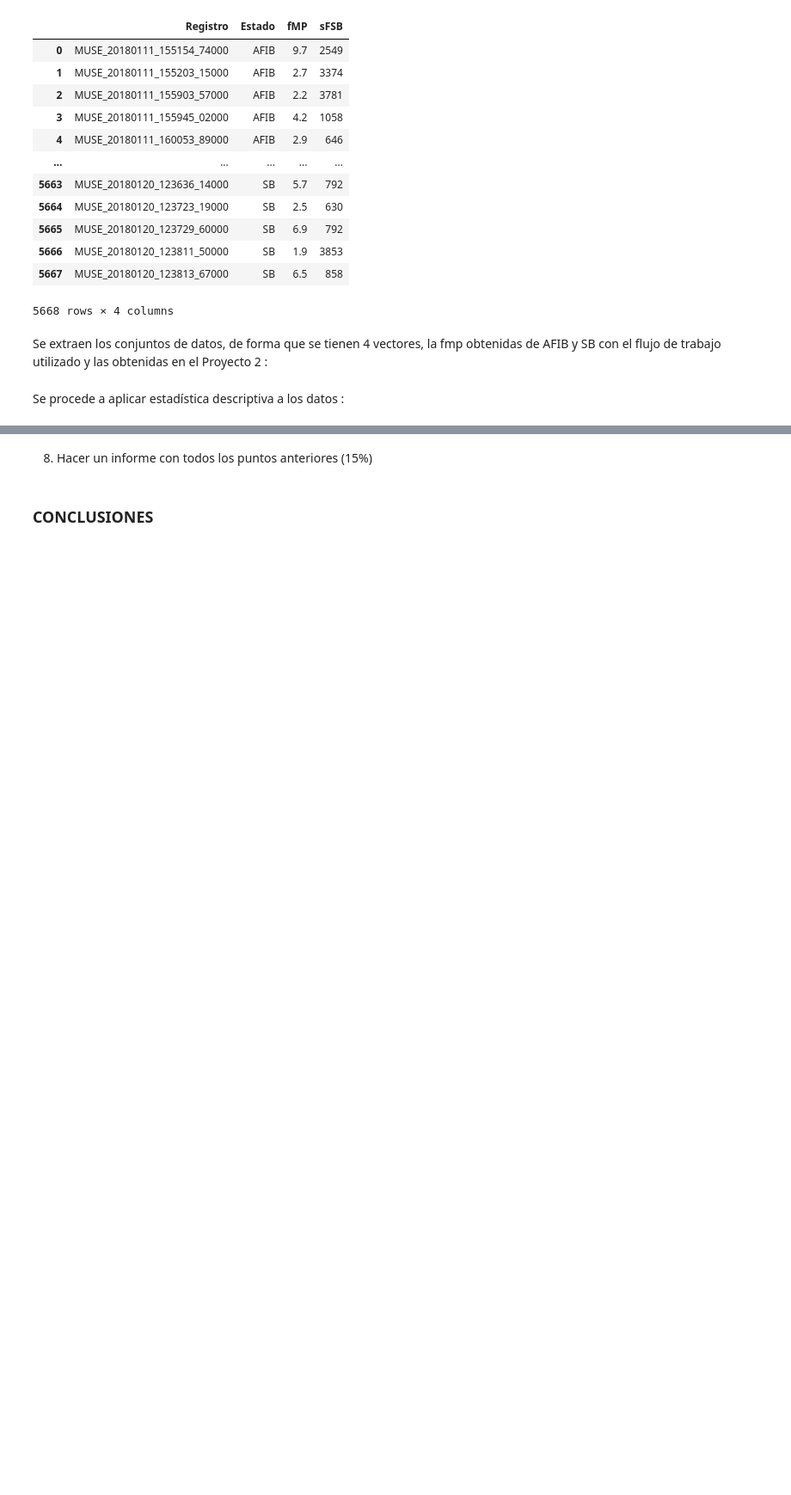
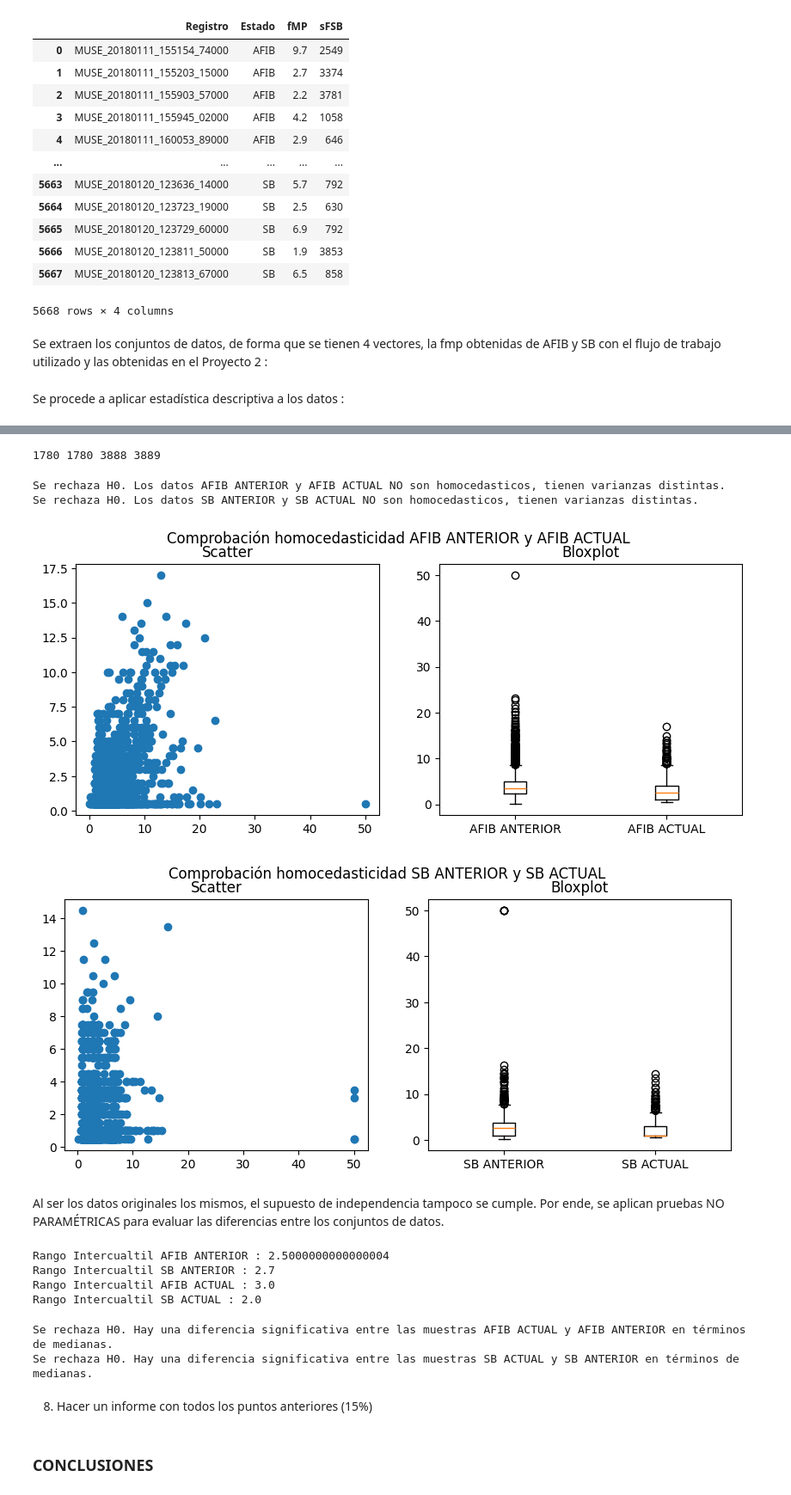
Before and after one commit to ZamantaEst/Lab_Biosenales, a Jupyter notebook: Proyecto_3/Proyecto3_G2_Isabela_Zamanta_Daniel.ipynb, the cells around one changed output, grey strips where cells are left out. Shown at 86% size. Drawn from its saved outputs; the diff is of its cells as text; code cells hidden in the pictures; blank space fills up the shorter version.

```diff
--- a/Proyecto_3/Proyecto3_G2_Isabela_Zamanta_Daniel.ipynb
+++ b/Proyecto_3/Proyecto3_G2_Isabela_Zamanta_Daniel.ipynb
@@ -330,3 +330,36 @@ Los datos SB ACTUAL NO siguen una distribución normal.
+# %%
+print(len(Max_pot_AFIB_anterior),len(Max_pot_AFIB),len(Max_pot_SB_anterior),len(Max_pot_SB))
+# %% [output]
+1780 1780 3888 3889
+# %%
+print(evaluar_homocedasticidad(Max_pot_AFIB_anterior,Max_pot_AFIB,"AFIB ANTERIOR","AFIB ACTUAL"))
+print(evaluar_homocedasticidad(Max_pot_SB_anterior,Max_pot_SB,"SB ANTERIOR","SB ACTUAL"))
+
+graficas_homocedasticidad(Max_pot_AFIB_anterior,Max_pot_AFIB,"AFIB ANTERIOR","AFIB ACTUAL")
+graficas_homocedasticidad(Max_pot_SB_anterior,Max_pot_SB[0:3888],"SB ANTERIOR","SB ACTUAL")
+# %% [output]
+Se rechaza H0. Los datos AFIB ANTERIOR y AFIB ACTUAL NO son homocedasticos, tienen varianzas distintas.
+Se rechaza H0. Los datos SB ANTERIOR y SB ACTUAL NO son homocedasticos, tienen varianzas distintas.
+[figure, added]
+[figure, added]
+# %% [markdown]
+Al ser los datos originales los mismos, el supuesto de independencia tampoco se cumple. Por ende, se aplican pruebas NO PARAMÉTRICAS para evaluar las diferencias entre los conjuntos de datos.
+# %%
+print("Rango Intercualtil AFIB ANTERIOR :" , Rango_Intercuartil(Max_pot_AFIB_anterior))
+print("Rango Intercualtil SB ANTERIOR :" , Rango_Intercuartil(Max_pot_SB_anterior))
+print("Rango Intercualtil AFIB ACTUAL :" , Rango_Intercuartil(Max_pot_AFIB))
+print("Rango Intercualtil SB ACTUAL :" , Rango_Intercuartil(Max_pot_SB))
+# %% [output]
+Rango Intercualtil AFIB ANTERIOR : 2.5000000000000004
+Rango Intercualtil SB ANTERIOR : 2.7
+Rango Intercualtil AFIB ACTUAL : 3.0
+Rango Intercualtil SB ACTUAL : 2.0
+# %%
+print(Mann_Whitney_U(Max_pot_AFIB,Max_pot_AFIB_anterior,"AFIB ACTUAL","AFIB ANTERIOR") )
+print(Mann_Whitney_U(Max_pot_SB,Max_pot_SB_anterior,"SB ACTUAL","SB ANTERIOR") )
+# %% [output]
+Se rechaza H0. Hay una diferencia significativa entre las muestras AFIB ACTUAL y AFIB ANTERIOR en términos de medianas.
+Se rechaza H0. Hay una diferencia significativa entre las muestras SB ACTUAL y SB ANTERIOR en términos de medianas.
 # %% [markdown]
 8. Hacer un informe con todos los puntos anteriores (15%)
 # %% [markdown]
```
Also changed, not shown: parts of 4 cells of this notebook, 2 other files.
